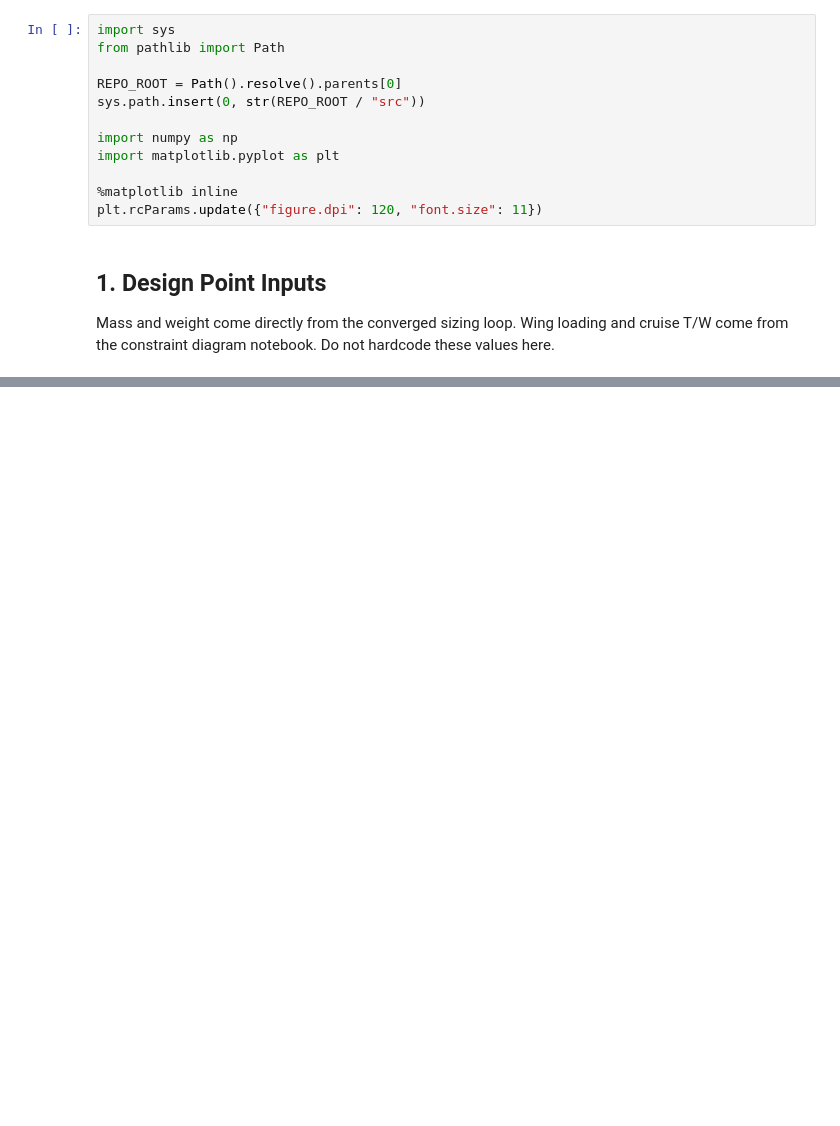
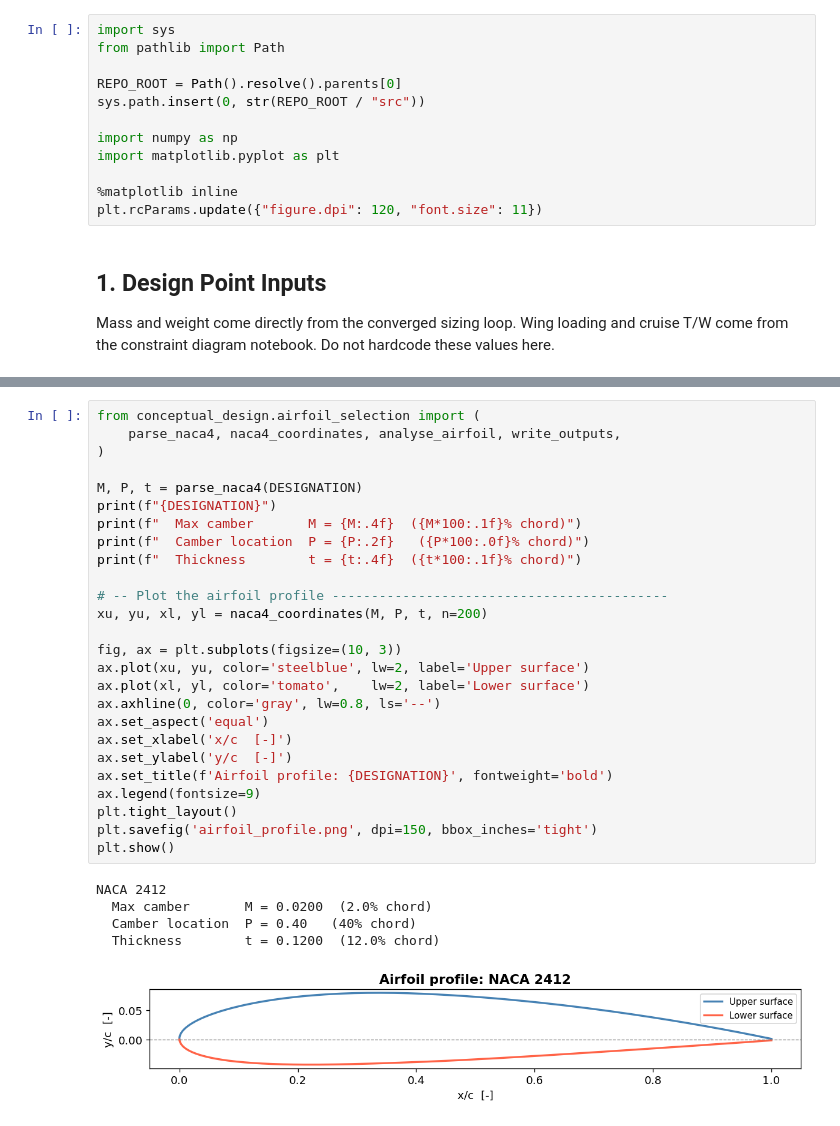
Before and after one commit to onurtuncer/vbat-uav-notebooks, a Jupyter notebook: notebooks/wing_design.ipynb, the cells around one changed output, grey strips where cells are left out. Cells and saved outputs as stored; diff of their text form; blank space fills up the shorter version.

Commit message:
wing airfoil selection and conceptual design

```diff
--- a/notebooks/wing_design.ipynb
+++ b/notebooks/wing_design.ipynb
@@ -85,0 +202,32 @@ FileNotFoundError: [Errno 2] No such file or directory: '../config/forward_fligh
+# %%
+from conceptual_design.airfoil_selection import (
+    parse_naca4, naca4_coordinates, analyse_airfoil, write_outputs,
+)
+
+M, P, t = parse_naca4(DESIGNATION)
+print(f"{DESIGNATION}")
+print(f"  Max camber       M = {M:.4f}  ({M*100:.1f}% chord)")
+print(f"  Camber location  P = {P:.2f}   ({P*100:.0f}% chord)")
+print(f"  Thickness        t = {t:.4f}  ({t*100:.1f}% chord)")
+
+# -- Plot the airfoil profile -------------------------------------------
+xu, yu, xl, yl = naca4_coordinates(M, P, t, n=200)
+
+fig, ax = plt.subplots(figsize=(10, 3))
+ax.plot(xu, yu, color='steelblue', lw=2, label='Upper surface')
+ax.plot(xl, yl, color='tomato',    lw=2, label='Lower surface')
+ax.axhline(0, color='gray', lw=0.8, ls='--')
+ax.set_aspect('equal')
+ax.set_xlabel('x/c  [-]')
+ax.set_ylabel('y/c  [-]')
+ax.set_title(f'Airfoil profile: {DESIGNATION}', fontweight='bold')
+ax.legend(fontsize=9)
+plt.tight_layout()
+plt.savefig('airfoil_profile.png', dpi=150, bbox_inches='tight')
+plt.show()
+# %% [output]
+NACA 2412
+  Max camber       M = 0.0200  (2.0% chord)
+  Camber location  P = 0.40   (40% chord)
+  Thickness        t = 0.1200  (12.0% chord)
+[figure, added]
```
Also changed, not shown: parts of 20 cells of this notebook, 6 other files.
